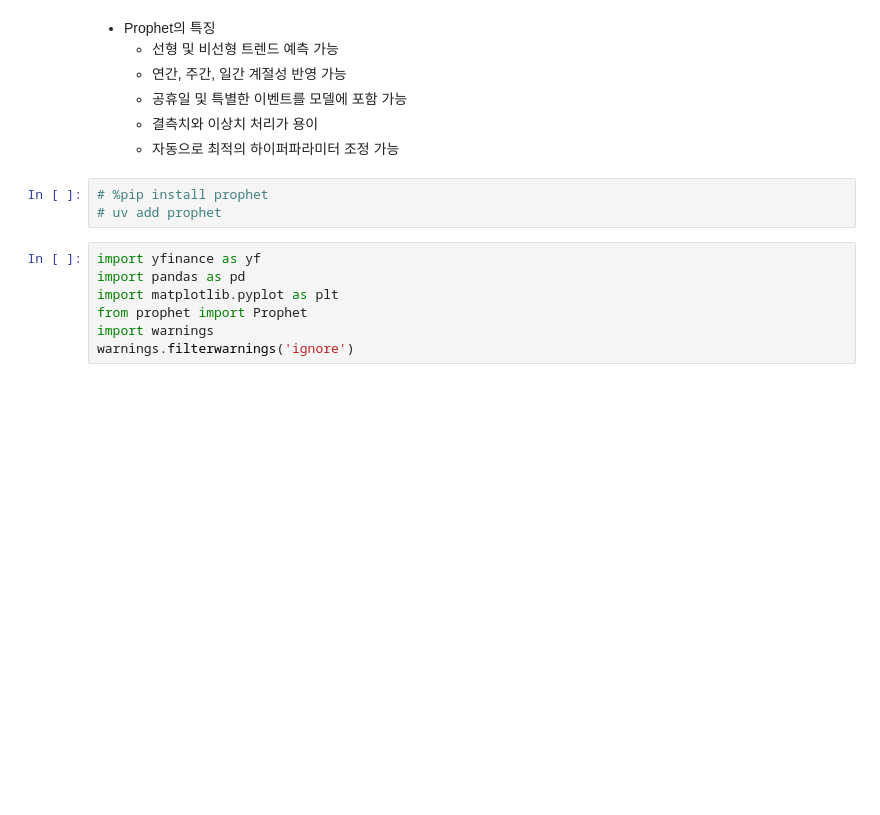
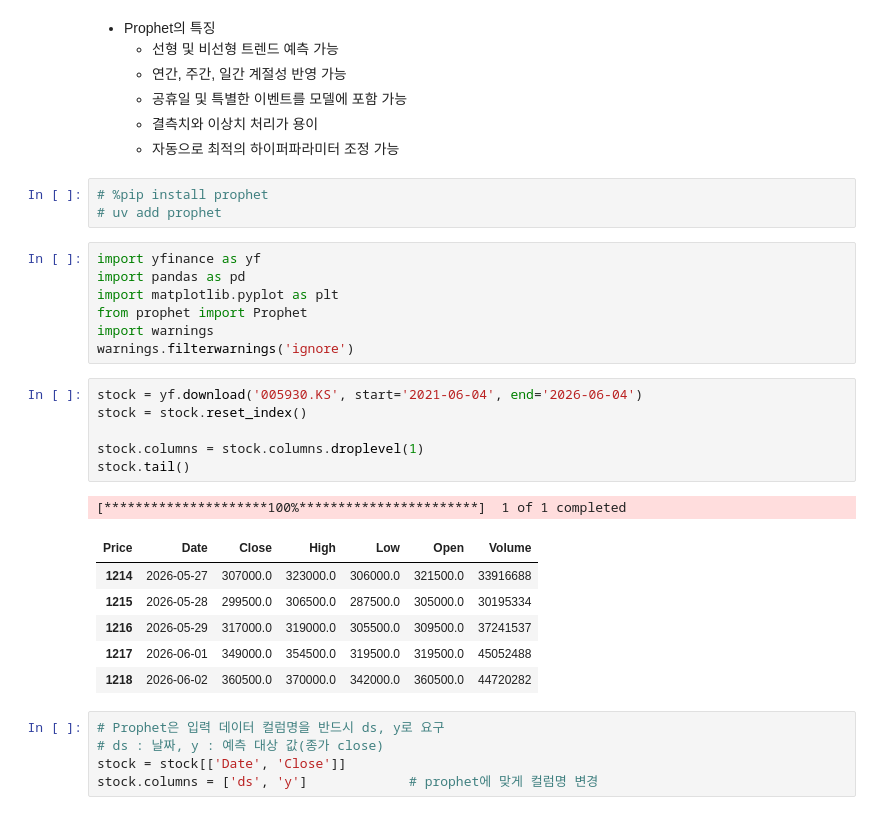
Before and after one commit to dovan2026/SKN30_playdata, a Jupyter notebook: LLM/dl_06_prophet.ipynb, the cells around one changed output. Saved outputs shown, nothing was run; the diff lists cells and outputs as text; blank space fills up the shorter version.

```diff
--- a/LLM/dl_06_prophet.ipynb
+++ b/LLM/dl_06_prophet.ipynb
@@ -23,3 +23,22 @@ import matplotlib.pyplot as plt
 from prophet import Prophet
 import warnings
 warnings.filterwarnings('ignore')
+# %%
+stock = yf.download('005930.KS', start='2021-06-04', end='2026-06-04')
+stock = stock.reset_index()
+
+stock.columns = stock.columns.droplevel(1)
+stock.tail()
+# %% [output]
+[*********************100%***********************]  1 of 1 completed
+| Price | Date | Close | High | Low | Open | Volume |
+| 1214 | 2026-05-27 | 307000.0 | 323000.0 | 306000.0 | 321500.0 | 33916688 |
+| 1215 | 2026-05-28 | 299500.0 | 306500.0 | 287500.0 | 305000.0 | 30195334 |
+| 1216 | 2026-05-29 | 317000.0 | 319000.0 | 305500.0 | 309500.0 | 37241537 |
+| 1217 | 2026-06-01 | 349000.0 | 354500.0 | 319500.0 | 319500.0 | 45052488 |
+| 1218 | 2026-06-02 | 360500.0 | 370000.0 | 342000.0 | 360500.0 | 44720282 |
+# %%
+# Prophet은 입력 데이터 컬럼명을 반드시 ds, y로 요구
+# ds : 날짜, y : 예측 대상 값(종가 close)
+stock = stock[['Date', 'Close']]
+stock.columns = ['ds', 'y']             # prophet에 맞게 컬럼명 변경
```
Also changed, not shown: parts of 5 cells of this notebook, 4 other files.
